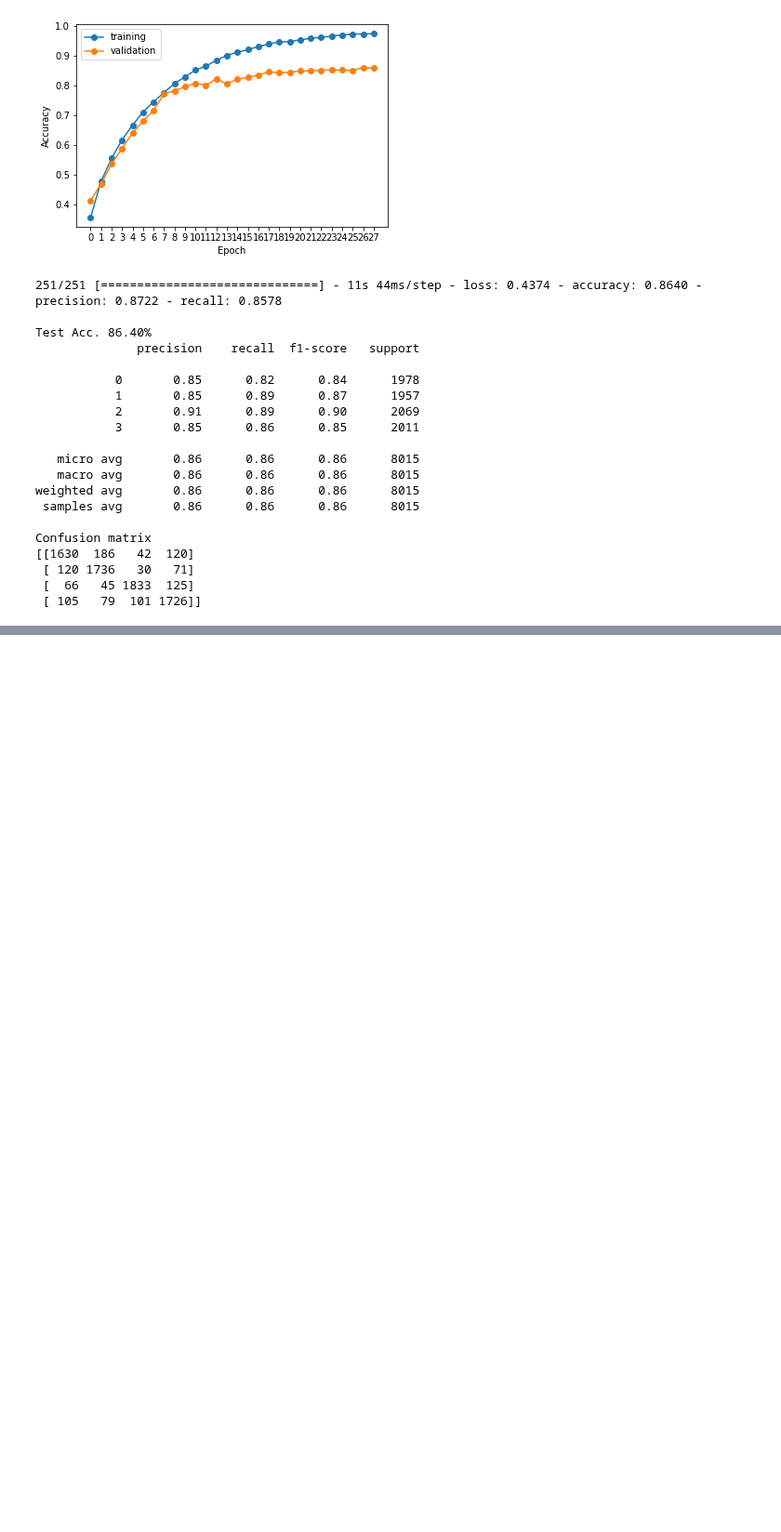
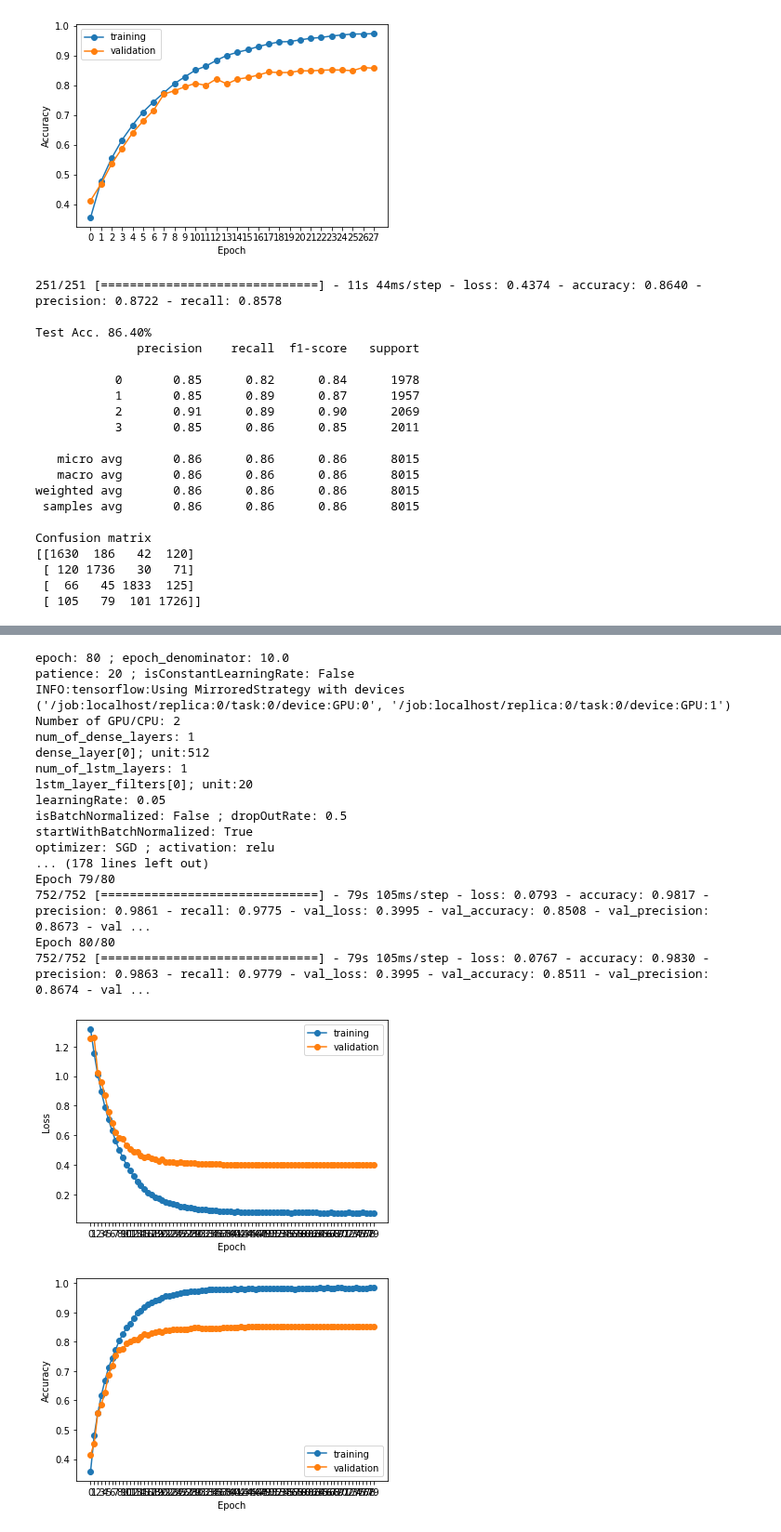
Before and after one commit to ronaldlee/eeg-feature-generation, a Jupyter notebook: LSTM_model_on_GAMEEMO_features_dataset.ipynb, the cells around one changed output, grey strips where cells are left out. Shown at 93% size. Saved outputs shown, nothing was run; the diff lists cells and outputs as text; code cells hidden in the pictures; blank space fills up the shorter version.

Commit message:
lstm

```diff
--- a/LSTM_model_on_GAMEEMO_features_dataset.ipynb
+++ b/LSTM_model_on_GAMEEMO_features_dataset.ipynb
@@ -387,0 +388,29 @@ Confusion matrix
+# %%
+train_and_test_model(train_dataset, validate_dataset, X_train, save_to= './', epoch = 80,
+                     dense_layers_unit_array=[512], learningRate=0.05,
+                     startWithBatchNormalized=True, optimizer="SGD",dropOutRate=0.5,
+                     activation="relu",
+                     lstm_layers_filters_array=[20],
+                     isConstantLearningRate=False, #turn off constant learning
+                     patience=20
+                    )
+# %% [output]
+epoch: 80 ; epoch_denominator: 10.0
+patience: 20 ; isConstantLearningRate: False
+INFO:tensorflow:Using MirroredStrategy with devices ('/job:localhost/replica:0/task:0/device:GPU:0', '/job:localhost/replica:0/task:0/device:GPU:1')
+Number of GPU/CPU: 2
+num_of_dense_layers: 1
+dense_layer[0]; unit:512
+num_of_lstm_layers: 1
+lstm_layer_filters[0]; unit:20
+learningRate: 0.05
+isBatchNormalized: False ; dropOutRate: 0.5
+startWithBatchNormalized: True
+optimizer: SGD ; activation: relu
+... (178 lines left out)
+Epoch 79/80
+752/752 [==============================] - 79s 105ms/step - loss: 0.0793 - accuracy: 0.9817 - precision: 0.9861 - recall: 0.9775 - val_loss: 0.3995 - val_accuracy: 0.8508 - val_precision: 0.8673 - val ...
+Epoch 80/80
+752/752 [==============================] - 79s 105ms/step - loss: 0.0767 - accuracy: 0.9830 - precision: 0.9863 - recall: 0.9779 - val_loss: 0.3995 - val_accuracy: 0.8511 - val_precision: 0.8674 - val ...
+[figure, added]
+[figure, added]
```
Also changed, not shown: parts of 4 cells of this notebook.
